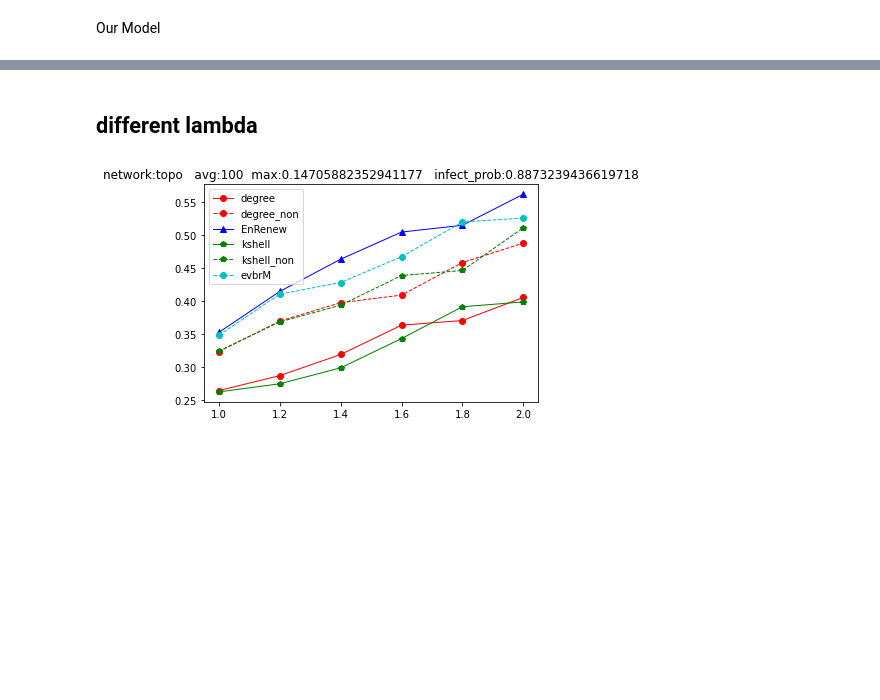
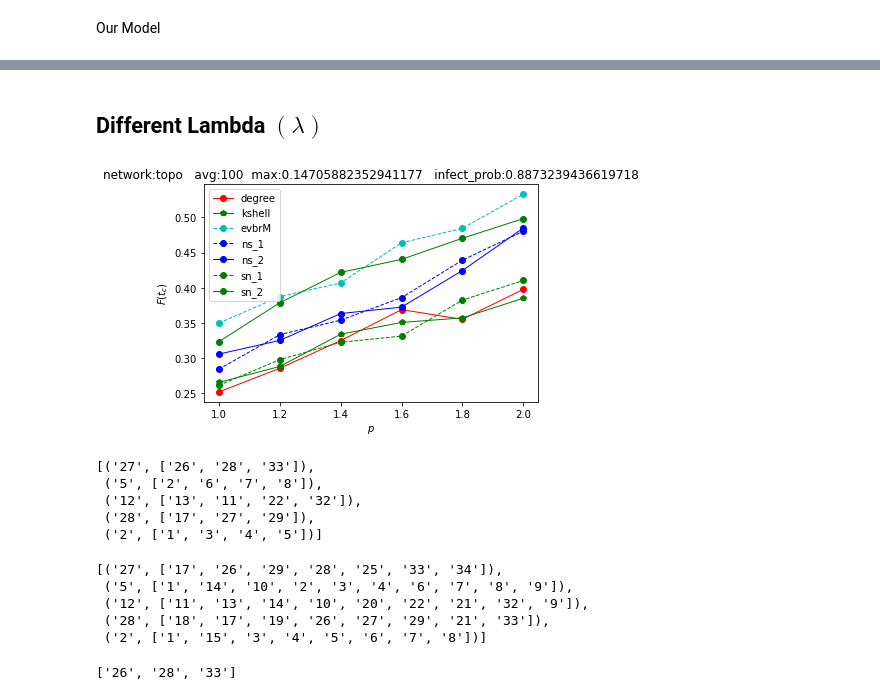
Before and after one commit to odunayo12/Skoltech-PhD-Thesis, a Jupyter notebook: _codes/SIR/Influential-nodes-identification-in-complex-networks-via-information-entropy/experiments and data/defferent_lambda.ipynb, the cells around one changed output, grey strips where cells are left out. Cells and saved outputs as stored; diff of their text form; code cells hidden in the pictures; blank space fills up the shorter version.

```diff
--- a/_codes/SIR/Influential-nodes-identification-in-complex-networks-via-information-entropy/experiments and data/defferent_lambda.ipynb
+++ b/_codes/SIR/Influential-nodes-identification-in-complex-networks-via-information-entropy/experiments and data/defferent_lambda.ipynb
@@ -27,19 +27,9 @@ set_edge_attr(G, edge_geo_data_combined)
 # obtain the node degrees and edges weights to desired lengths
 tmp_t = list(range(1, 5))
 tmp_t_SN, tmp_t_hub = hubs_SN_NS(G, tmp_t)
-# unpack the nodes and edges
-tmp_t_SN_1, tmp_t_SN_2, tmp_t_SN_3, tmp_t_SN_4 = tmp_t_SN
-tmp_t_hub_1, tmp_t_hub_2, tmp_t_hub_3, tmp_t_hub_4 = tmp_t_hub
-# determine variables values
-k_max, k_min, k_2_max, k_2_min, sigma, delta = maxi_mini(
-    tmp_t_SN_1[1], tmp_t_hub_2[2])
-# assign various probability weights
-w_d_h, w_d_2_h, w_d_l, w_d_2_l, w_d_t, w_d_2_t = probability_weights(
-    tmp_t_SN_1[1], tmp_t_hub_2[2], k_max, k_min, k_2_max, k_2_min, sigma, delta)
-# combine into a dictionary
-combined_dict, combined_dict_k_2 = covert_to_dict(
-    w_d_h, w_d_l, w_d_t), covert_to_dict(w_d_2_h, w_d_2_l, w_d_2_t)
-# print(combined_dict, "\n ...... \n", combined_dict_k_2)
+
+combined_dict, combined_dict_k_2 = varying_examples(
+    tmp_t_SN[0][1], tmp_t_hub[1][2])
 
 # Get ranked result
 opti_rank, ranked_nodes = rank_result(combined_dict, combined_dict_k_2)
@@ -89,5 +85,5 @@ print(degreerank_non)
 # %% [markdown]
-## different lambda
+## Different Lambda $(\lambda)$
 # %%
 infect_prob = compute_probability(G) * 1.5
 avg = 100
@@ -103,31 +99,68 @@ newmethod_non_result = []
 kshell_result = []
 kshell_non_result = []
 evbrM_result = []
+node_strength_rank_1_result = []
+node_strength_rank_2_result = []
+node_step_nbr_1_result = []
+node_step_nbr_2_result = []
 # atio = [a/10 for a in list(range(10, 21, 2))]
 
 for a in tqdm(range(10, 21, 2)):
     atio = a / 10
     cover_prob = infect_prob / atio
     degreerank_result.append(get_sir_result(G, degreerank, topk, avg, infect_prob, cover_prob, max_iter)[-1] / nx.number_of_nodes(G))
-    degreerank_non_result.append(get_sir_result(G, degreerank_non, topk, avg, infect_prob, cover_prob, max_iter)[-1] / nx.number_of_nodes(G))
-   # vote_result.append(get_sir_result(G, vote, topk, avg, infect_prob, cover_prob, max_iter)[-1] / nx.number_of_nodes(G))
-   # vote_non_result.append(get_sir_result(G, vote_non, topk, avg, infect_prob, cover_prob, max_iter)[-1] / nx.number_of_nodes(G))
+    # degreerank_non_result.append(get_sir_result(G, degreerank_non, topk, avg, infect_prob, cover_prob, max_iter)[-1] / nx.number_of_nodes(G))
+    # vote_result.append(get_sir_result(G, vote, topk, avg, infect_prob, cover_prob, max_iter)[-1] / nx.number_of_nodes(G))
+    # vote_non_result.append(get_sir_result(G, vote_non, topk, avg, infect_prob, cover_prob, max_iter)[-1] / nx.number_of_nodes(G))
     newmethod_result.append(get_sir_result(G, newmethod_rank, topk, avg, infect_prob, cover_prob, max_iter)[-1] / nx.number_of_nodes(G))
     kshell_result.append(get_sir_result(G, kshell_rank, topk, avg, infect_prob, cover_prob, max_iter)[-1] / nx.number_of_nodes(G))
     kshell_non_result.append(get_sir_result(G, kshell_rank_non, topk, avg, infect_prob, cover_prob, max_iter)[-1] / nx.number_of_nodes(G))
     evbrM_result.append(get_sir_result(G, opti_rank, topk, avg,infect_prob, cover_prob, max_iter)[-1] / nx.number_of_nodes(G))
+    node_strength_rank_1_result.append(get_sir_result(G, node_strength_rank_1, topk, avg,infect_prob, cover_prob, max_iter)[-1] / nx.number_of_nodes(G))
+    node_strength_rank_2_result.append(get_sir_result(G, node_strength_rank_2, topk, avg,infect_prob, cover_prob, max_iter)[-1] / nx.number_of_nodes(G))
+    node_step_nbr_1_result.append(get_sir_result(G, node_step_nbr_1, topk, avg,infect_prob, cover_prob, max_iter)[-1] / nx.number_of_nodes(G))
+    node_step_nbr_2_result.append(get_sir_result(G, node_step_nbr_2, topk, avg,infect_prob, cover_prob, max_iter)[-1] / nx.number_of_nodes(G))
 # %%
 %matplotlib inline
 plt.title('network:{}   avg:{}  max:{}   infect_prob:{}'.format(data_file, avg, max_, infect_prob))
 plt.plot(np.array(range(10, 21, 2)) / 10, degreerank_result, 'r-o', label='degree', linewidth=1.0, )
-plt.plot(np.array(range(10, 21, 2)) / 10, degreerank_non_result, 'r--o', label='degree_non', linewidth=1.0, )
+# plt.plot(np.array(range(10, 21, 2)) / 10, degreerank_non_result, 'r--o', label='degree_non', linewidth=1.0, )
 # plt.plot(np.array(range(10, 21, 2)) / 10, vote_result, 'y-s', label='vote', linewidth=1.0, )
 # plt.plot(np.array(range(10, 21, 2)) / 10, vote_non_result, 'y--s', label='vote_non', linewidth=1.0, )
-plt.plot(np.array(range(10, 21, 2)) / 10, newmethod_result, 'b-^', label='EnRenew', linewidth=1.0, )
+# plt.plot(np.array(range(10, 21, 2)) / 10, newmethod_result, 'b-^', label='EnRenew', linewidth=1.0, )
 plt.plot(np.array(range(10, 21, 2)) / 10, kshell_result, 'g-p', label='kshell', linewidth=1.0, )
-plt.plot(np.array(range(10, 21, 2)) / 10, kshell_non_result, 'g--p', label='kshell_non', linewidth=1.0, )
+# plt.plot(np.array(range(10, 21, 2)) / 10, kshell_non_result, 'g--p', label='kshell_non', linewidth=1.0, )
 plt.plot(np.array(range(10, 21, 2)) / 10, evbrM_result, 'c--o', label='evbrM', linewidth=1.0, )
-plt.legend()
+plt.plot(np.array(range(10, 21, 2)) / 10, node_strength_rank_1_result, 'b--o', label='ns_1', linewidth=1.0, )
+plt.plot(np.array(range(10, 21, 2)) / 10, node_strength_rank_2_result, 'b-o', label='ns_2', linewidth=1.0, )
+plt.plot(np.array(range(10, 21, 2)) / 10, node_step_nbr_1_result, 'g--o', label='sn_1', linewidth=1.0, )
+plt.plot(np.array(range(10, 21, 2)) / 10, node_step_nbr_2_result, 'g-o', label='sn_2', linewidth=1.0, )
+plt.legend(loc="upper left")
+plt.ylabel("$F(t_c)$")
+plt.xlabel('$p$')
 plt.show()
 # %% [output]
-[figure, old version]
+[figure, new version]
+# %%
+opti_rank
+[(i,j) for i,j in list(G.degree())]
+
+[(i, n_neighbor(G, i, 1)) for (i, j) in opti_rank]
+# %% [output]
+[('27', ['26', '28', '33']),
+ ('5', ['2', '6', '7', '8']),
+ ('12', ['13', '11', '22', '32']),
+ ('28', ['17', '27', '29']),
+ ('2', ['1', '3', '4', '5'])]
+# %%
+[(i, n_neighbor(G, i, 2)) for (i, j) in opti_rank]
+# %% [output]
+[('27', ['17', '26', '29', '28', '25', '33', '34']),
+ ('5', ['1', '14', '10', '2', '3', '4', '6', '7', '8', '9']),
+ ('12', ['11', '13', '14', '10', '20', '22', '21', '32', '9']),
+ ('28', ['18', '17', '19', '26', '27', '29', '21', '33']),
+ ('2', ['1', '15', '3', '4', '5', '6', '7', '8'])]
+# %%
+sorted(['26', '28', '33'], key=lambda x: int(x[0])
+# %% [output]
+['26', '28', '33']
```
Also changed, not shown: parts of 4 cells of this notebook, 5 other files.
